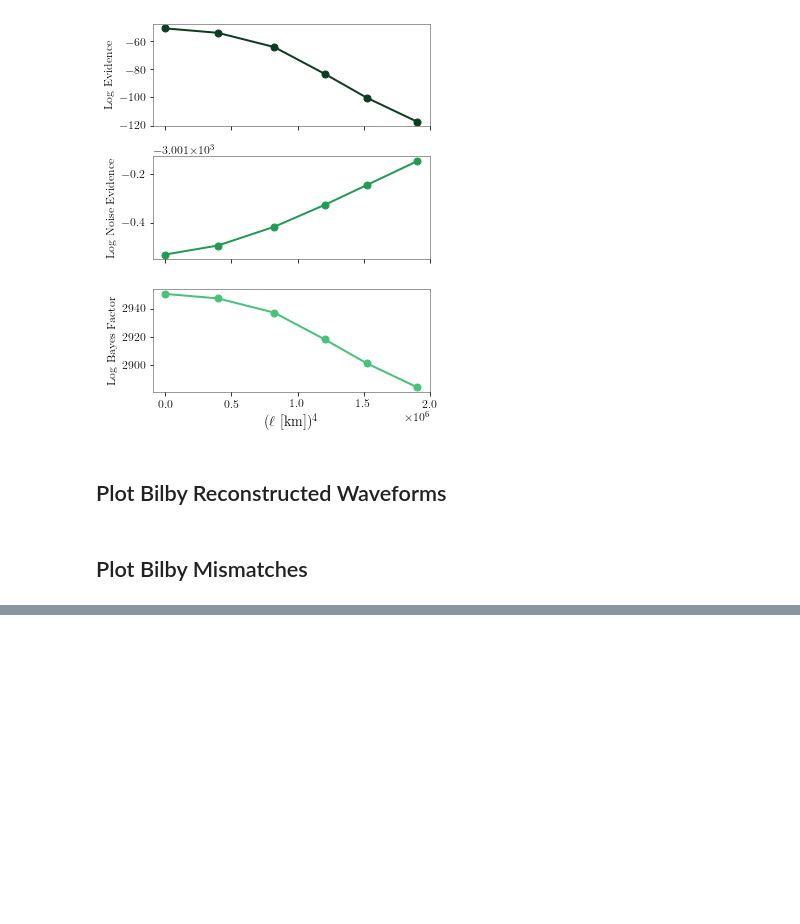
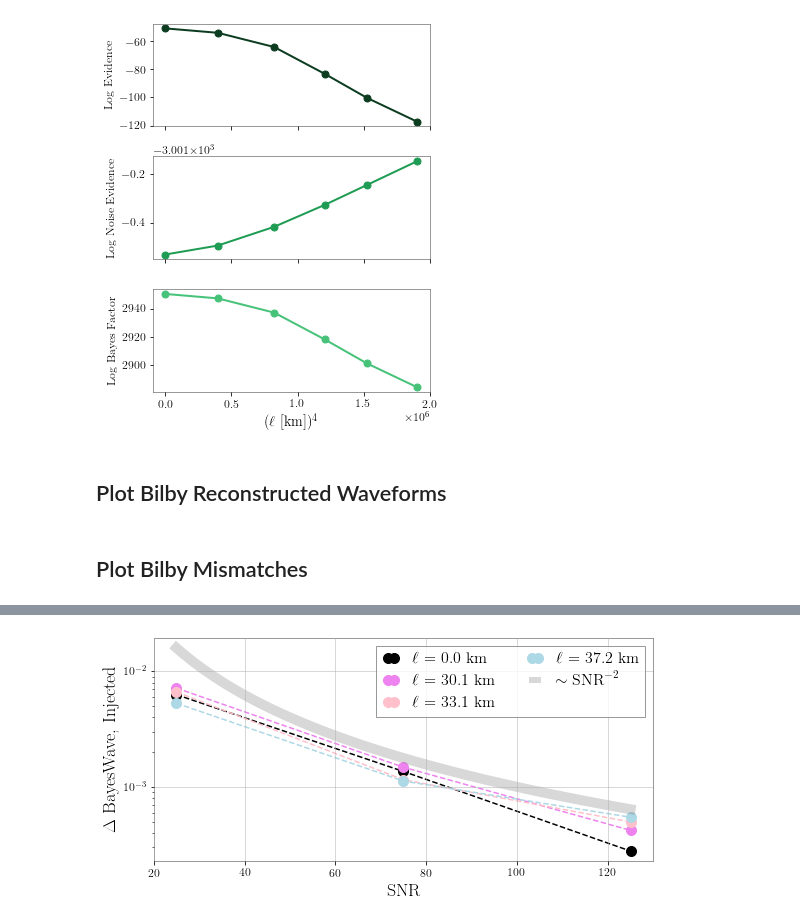
Before and after one commit to mariaokounkova/BeyondGRAnalysis, a Jupyter notebook: BilbyAnalysis.ipynb, the cells around one changed output, grey strips where cells are left out. Saved outputs shown, nothing was run; the diff lists cells and outputs as text; code cells hidden in the pictures; blank space fills up the shorter version.

```diff
--- a/BilbyAnalysis.ipynb
+++ b/BilbyAnalysis.ipynb
@@ -594 +582,91 @@ PlotBilbyOverlap()
 [figure]
+# %%
+def GetBWDir(p):
+    return p + '/BayesWave/Run/trigtime_1126259462.000000000_0.0_0.0_0/'
+
+def BayesWaveOverlap(p):
+    """ Given a BW run directory p, read in the injected and recovered hs in the
+        time domain and compute an overlap """
+
+    ## Check for file with computed multi-detector BW overlap
+    name = GetBWDir(p) + "overlaps.dat"
+    #print(name)
+
+    if not os.path.isfile(name):
+
+        print("Generating overlaps.dat file")
+
+        ## Median data and bounds
+        t_bw_H1, h_bw_H1, h_bw_2, h_bw_3, h_bw_4, h_bw_5 = GetBWMedianData(p, det = "H1")
+        t_bw_L1, h_bw_L1, h_bw_2, h_bw_3, h_bw_4, h_bw_5 = GetBWMedianData(p, det = "L1")
+        t_bw_V1, h_bw_V1, h_bw_2, h_bw_3, h_bw_4, h_bw_5 = GetBWMedianData(p, det = "V1")
+
+        ## Injected data
+        t_inj_H1, h_inj_H1 = GetBWInjectedData(p, det = "H1")
+        t_inj_L1, h_inj_L1 = GetBWInjectedData(p, det = "L1")
+        t_inj_V1, h_inj_V1 = GetBWInjectedData(p, det = "V1")
+
+        overlap_H1 = ComputeOverlap(t_bw_H1, h_bw_H1, t_inj_H1, h_inj_H1)
+        overlap_L1 = ComputeOverlap(t_bw_L1, h_bw_L1, t_inj_L1, h_inj_L1)
+        overlap_V1 = ComputeOverlap(t_bw_V1, h_bw_V1, t_inj_V1, h_inj_V1)
+
+        overlap_all = ComputeMultiDetectorOverlap(t_bw_H1, h_bw_H1, \
+                                  t_bw_L1, h_bw_L1, \
+                                  t_bw_V1, h_bw_V1, \
+                                  t_inj_H1, h_inj_H1, \
+                                  t_inj_L1, h_inj_L1, \
+                                  t_inj_V1, h_inj_V1)
+
+        print('%f %f %f %f' % (overlap_H1, overlap_L1, overlap_V1, overlap_all))
+        f_out = open(name, 'w')
+        f_out.write('# Overlap between injected and median reconstructed BW waveforms \n # overlap_H1 overlap_L1 overlap_V1 overlap_all \n')
+        f_out.write('%f %f %f %f' % (overlap_H1, overlap_L1, overlap_V1, overlap_all))
+        f_out.close()
+
+    overlap_H1, overlap_L1, overlap_V1, overlap_all = np.loadtxt(name, comments="#",usecols=([0, 1, 2, 3]),unpack=True)
+    return overlap_all
+
+
+def PlotBayesWaveOverlap():
+    """ Create a plot of the overlap between BW injected and recovered waveforms as
+        a function of SNR. Similar to Fig. 4 in https://arxiv.org/abs/2003.09456 """
+
+    base_dir = "/home/maria.okounkova/BeyondGRAnalysis/BilbyPE/PHENOM_"
+    mass = 68
+
+    ells = ["0p0", "0p3", "0p33", "0p37"]
+    colors = ['black', 'violet', 'pink', 'lightblue', 'orange', 'red']
+    snrs = [25, 75, 125]
+
+    plt.figure(figsize=(8, 4))
+
+    for ell, color in zip(ells, colors):
+
+        delta_arr = []
+
+        for snr in snrs:
+
+            p = base_dir + "dCS_" + ell + "_" + str(snr)
+            overlap = BayesWaveOverlap(p)
+            print(ell, snr, overlap)
+            delta = 1.0 - overlap
+            delta_arr.append(delta)
+
+        plt.plot(snrs, delta_arr, '--o', color = color, label = "$\ell$ = %.1f km" % EllinKm(ell, mass), markersize = 10)
+
+    ## Add in 1/SNR^2 curve
+    SNRS = np.linspace(snrs[0], snrs[-1], 100)
+    snr_curve = SNRS**-2.0
+    plt.plot(SNRS, snr_curve*10, color='gray', label = r'$\sim \mathrm{SNR}^{-2}$', alpha = 0.3, lw = 10.0)
+
+    plt.legend(fontsize=16, ncol=2)
+    plt.yscale('log')
+    #plt.xscale('log')
+    plt.ylabel('$\Delta$ BayesWave, Injected', fontsize=18)
+    plt.xlabel('SNR', fontsize=18)
+    plt.tight_layout()
+    plt.savefig('Deltas.pdf')
+    plt.show()
+
+PlotBayesWaveOverlap()
+# %% [output]
@@ -594,0 +685 @@ PlotBilbyOverlap()
+[figure, added]
```
Also changed, not shown: parts of 4 cells of this notebook, 1 other file.
